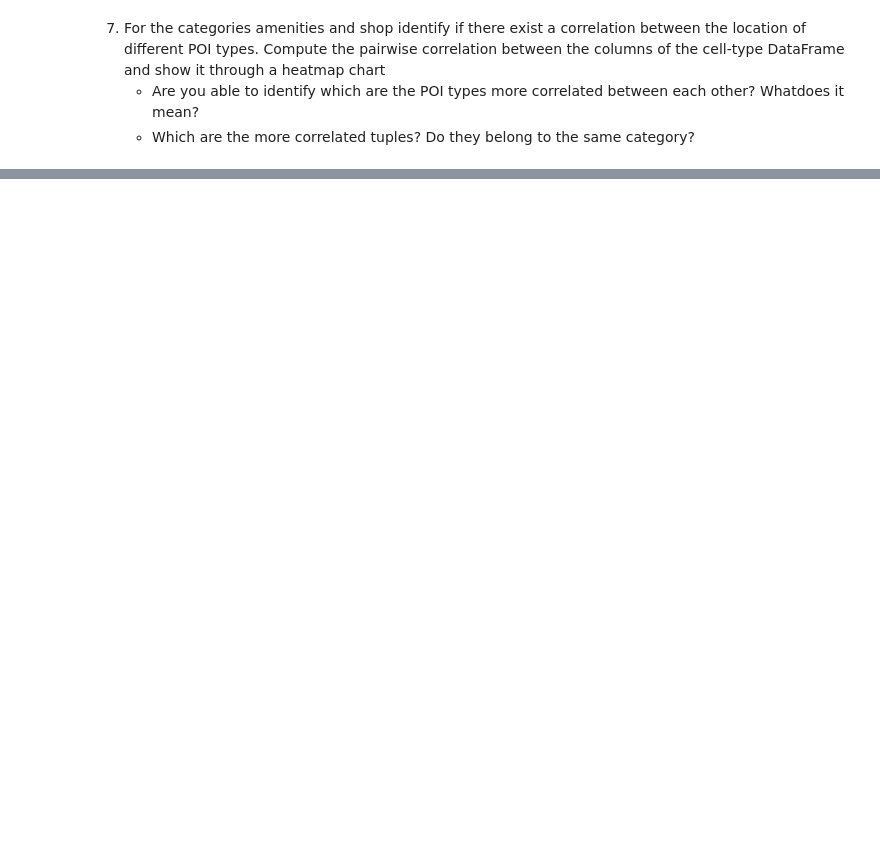
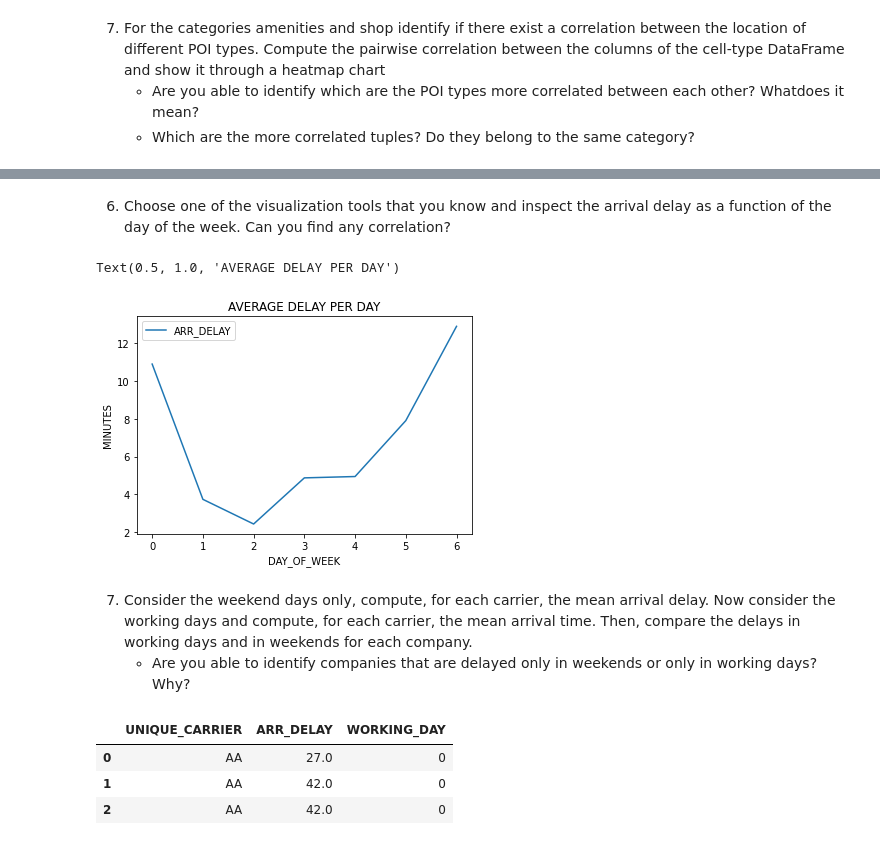
Before and after one commit to francescodisalvo05/Data-Science-Lab-Exercises, a Jupyter notebook: Notebooks/5-Laboratory-04-11-2020.ipynb, the cells around one changed output, grey strips where cells are left out. Cells and saved outputs as stored; diff of their text form; code cells hidden in the pictures; blank space fills up the shorter version.

```diff
--- a/Notebooks/5-Laboratory-04-11-2020.ipynb
+++ b/Notebooks/5-Laboratory-04-11-2020.ipynb
@@ -266,0 +272,5 @@ This dataset is made available by the Bureau of Transportation Statistics of the
+# %%
+import pandas as pd
+
+df_flight = pd.read_csv('../Datasets/831394006_T_ONTIME.csv')
+df_flight.head()
@@ -266,0 +377,2 @@ This dataset is made available by the Bureau of Transportation Statistics of the
+# %%
+df_flight = df_flight[df_flight["CANCELLED"] == 0.0]
@@ -266,0 +405,3 @@ This dataset is made available by the Bureau of Transportation Statistics of the
+# %%
+day_of_weeks = pd.date_range('2017-01-01', '2017-01-31', freq='D').to_series()
+day_of_weeks.dt.dayofweek[:5]
@@ -266,0 +415,4 @@ This dataset is made available by the Bureau of Transportation Statistics of the
+# %%
+df_flight["DAY_OF_WEEK"] = df_flight.apply(lambda x:
+                                        day_of_weeks.dt.dayofweek[x['FL_DATE']],axis=1)
+df_flight["DELAY_DELTA"] = df_flight.apply(lambda x: x['ARR_DELAY']-x['DEP_DELAY'],axis=1)
@@ -266,0 +428,13 @@ This dataset is made available by the Bureau of Transportation Statistics of the
+# %% [markdown]
+6. Choose one of the visualization tools that you know and inspect the arrival delay as a function of the day of the week. Can you find any correlation?
+# %%
+import matplotlib.pyplot as plt
+df_flight[["DAY_OF_WEEK","ARR_DELAY"]].groupby("DAY_OF_WEEK").mean().plot()
+plt.ylabel("MINUTES")
+plt.title("AVERAGE DELAY PER DAY")
+# %% [output]
+Text(0.5, 1.0, 'AVERAGE DELAY PER DAY')
+[figure, added]
+# %% [markdown]
+7. Consider the weekend days only, compute, for each carrier, the mean arrival delay. Now consider the working days and compute, for each carrier, the mean arrival time. Then, compare the delays in working days and in weekends for each company.
+    - Are you able to identify companies that are delayed only in weekends or only in working days? Why?
@@ -266,0 +444,8 @@ This dataset is made available by the Bureau of Transportation Statistics of the
+# %%
+df_delay = df_flight[["UNIQUE_CARRIER","ARR_DELAY","WORKING_DAY"]]
+df_delay.head(3)
+# %% [output]
+|  | UNIQUE_CARRIER | ARR_DELAY | WORKING_DAY |
+| 0 | AA | 27.0 | 0 |
+| 1 | AA | 42.0 | 0 |
+| 2 | AA | 42.0 | 0 |
```
Also changed, not shown: parts of 27 cells of this notebook, 1 other file.
